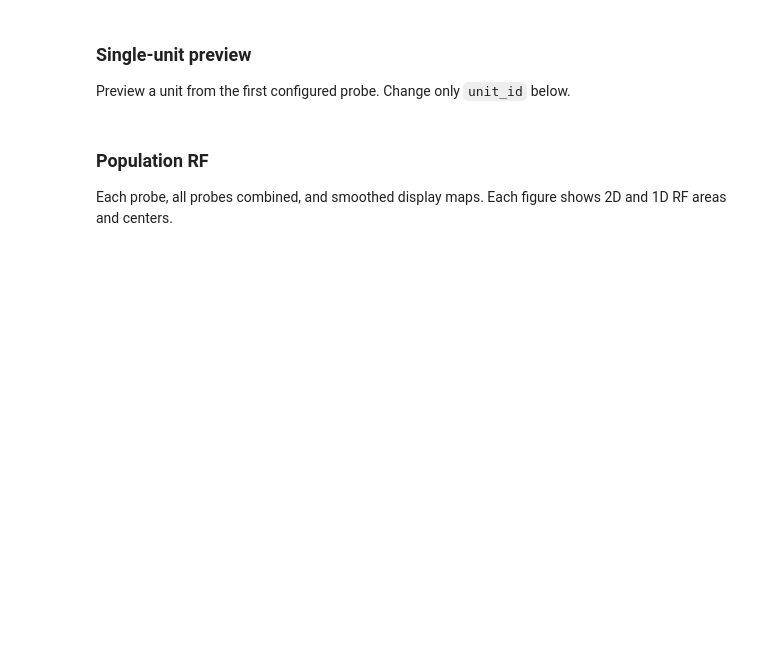
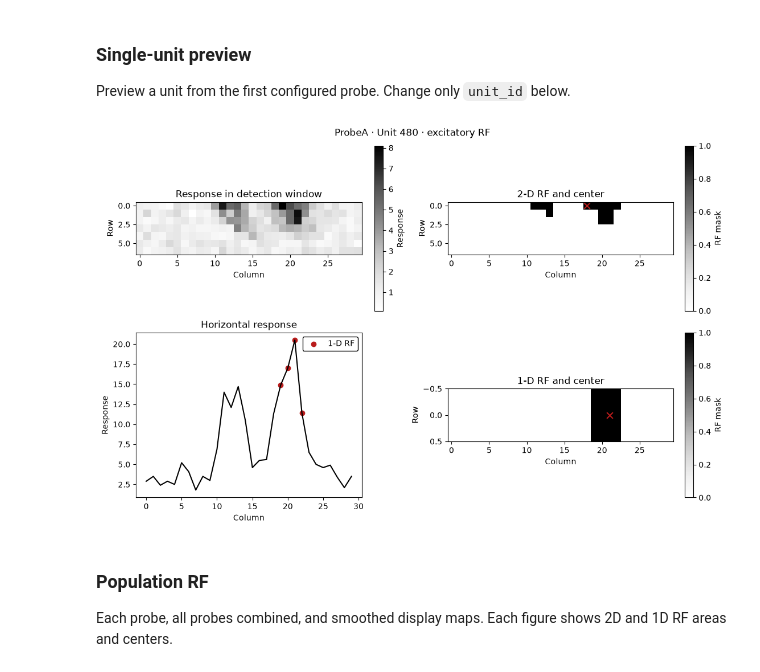
Before and after one commit to adev97/rfmapping, a Jupyter notebook: locate_rf.ipynb, the cells around one changed output. Saved outputs shown, nothing was run; the diff lists cells and outputs as text; code cells hidden in the pictures; blank space fills up the shorter version.

```diff
--- a/locate_rf.ipynb
+++ b/locate_rf.ipynb
@@ -95,13 +95,15 @@ Unit lists: R:\Basic_Sciences\Phys\SenzaiLab\Aparna\Data_by_mouse\m002\small-spr
 
 Preview a unit from the first configured probe. Change only `unit_id` below.
 # %%
-unit_id = 286
+unit_id = 480
 probe = probes[0]
 unit_plot_data = rf_unit_plot_data(rf_analyses_by_probe[probe][rf_type], unit_id, rf_only=rf_only)
 fig, axes = plot_rf_unit(
     unit_plot_data,
     title=f"Probe{probe} · Unit {unit_id} · {rf_type} RF",
 )
+# %% [output]
+[figure, added]
 # %% [markdown]
 ### Population RF
 
```
